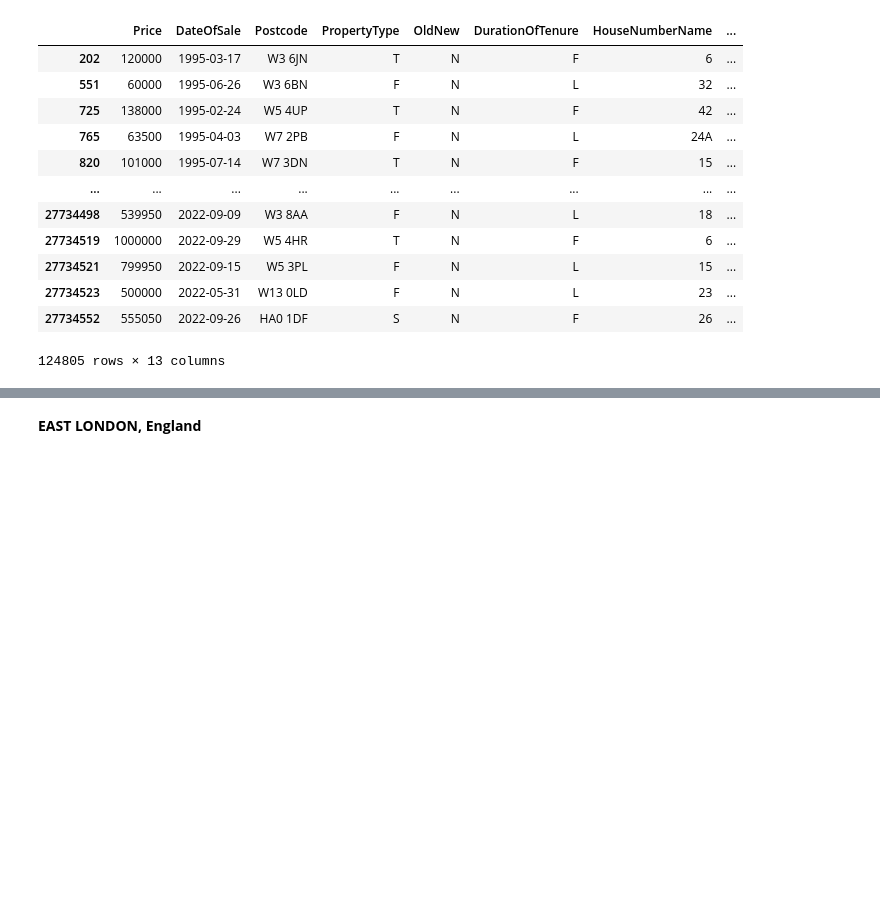
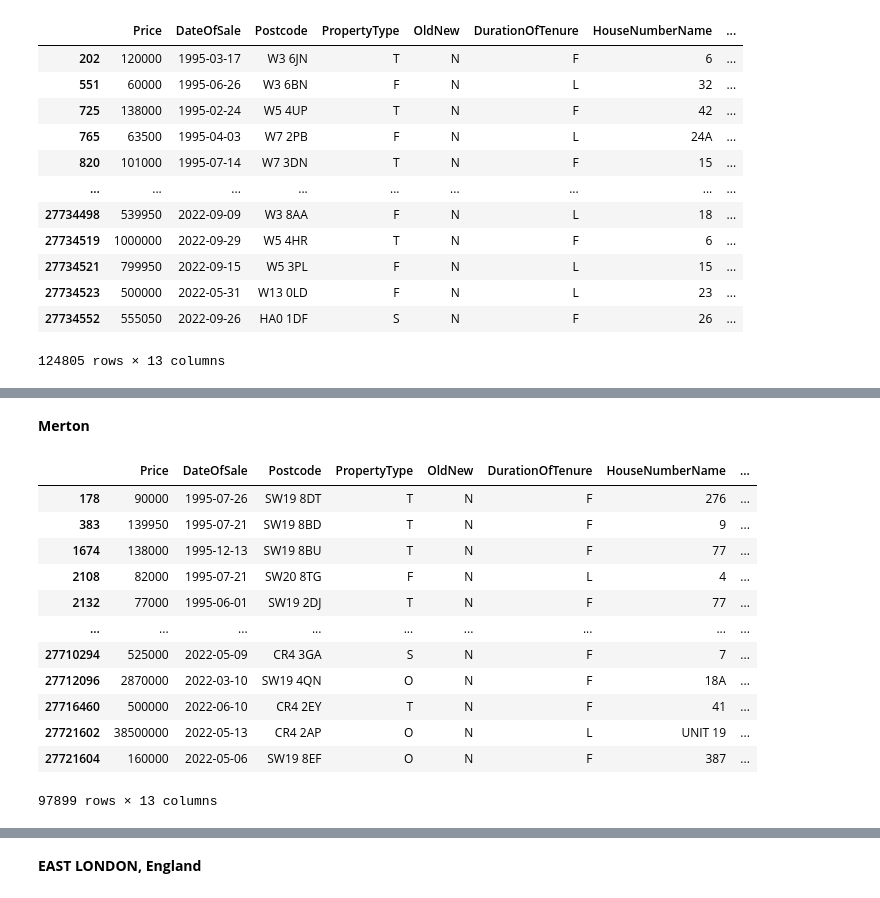
Before and after one commit to Scansan-Properties/HousePricePrediction, a Jupyter notebook: LoadFromURL.ipynb, the cells around one changed output, grey strips where cells are left out. Saved outputs shown, nothing was run; the diff lists cells and outputs as text; code cells hidden in the pictures; blank space fills up the shorter version.

```diff
--- a/LoadFromURL.ipynb
+++ b/LoadFromURL.ipynb
@@ -361,0 +423,19 @@ ealing
+# %% [markdown]
+**Merton**
+# %%
+merton = df.loc[df["District"] == "MERTON"]
+merton
+# %% [output]
+|  | Price | DateOfSale | Postcode | PropertyType | OldNew | DurationOfTenure | HouseNumberName | ... |
+| 178 | 90000 | 1995-07-26 | SW19 8DT | T | N | F | 276 | ... |
+| 383 | 139950 | 1995-07-21 | SW19 8BD | T | N | F | 9 | ... |
+| 1674 | 138000 | 1995-12-13 | SW19 8BU | T | N | F | 77 | ... |
+| 2108 | 82000 | 1995-07-21 | SW20 8TG | F | N | L | 4 | ... |
+| 2132 | 77000 | 1995-06-01 | SW19 2DJ | T | N | F | 77 | ... |
+| ... | ... | ... | ... | ... | ... | ... | ... | ... |
+| 27710294 | 525000 | 2022-05-09 | CR4 3GA | S | N | F | 7 | ... |
+| 27712096 | 2870000 | 2022-03-10 | SW19 4QN | O | N | F | 18A | ... |
+| 27716460 | 500000 | 2022-06-10 | CR4 2EY | T | N | F | 41 | ... |
+| 27721602 | 38500000 | 2022-05-13 | CR4 2AP | O | N | L | UNIT 19 | ... |
+| 27721604 | 160000 | 2022-05-06 | SW19 8EF | O | N | F | 387 | ... |
+97899 rows × 13 columns
```
Also changed, not shown: parts of 44 cells of this notebook.
